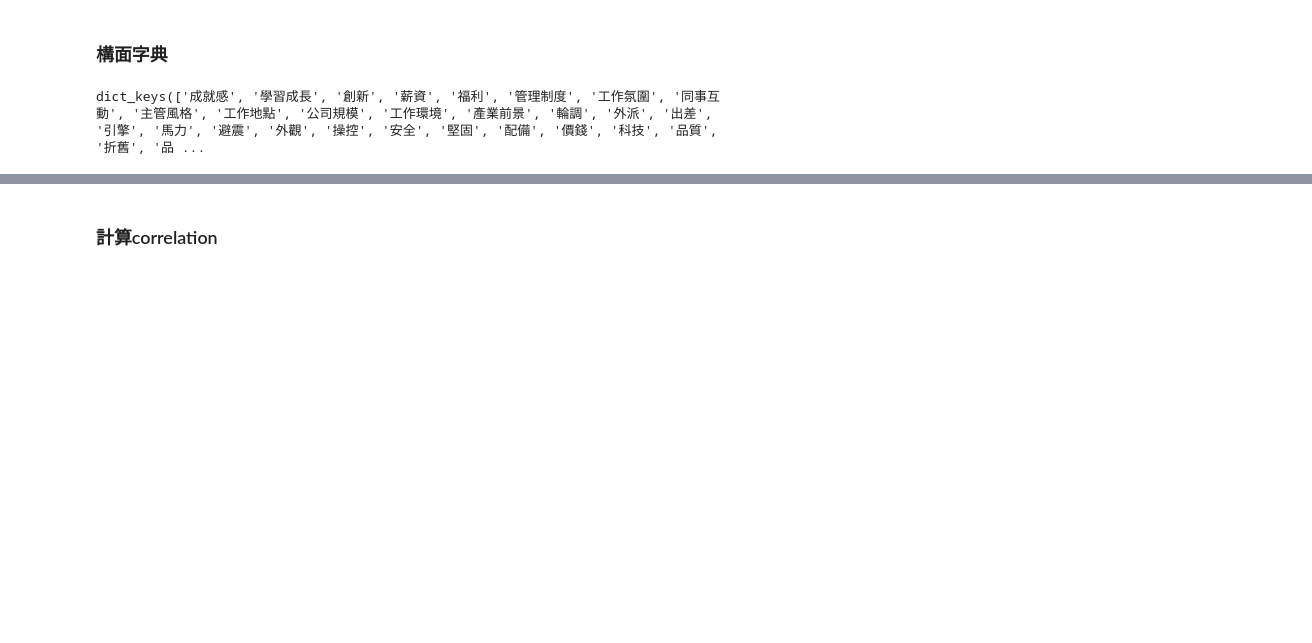
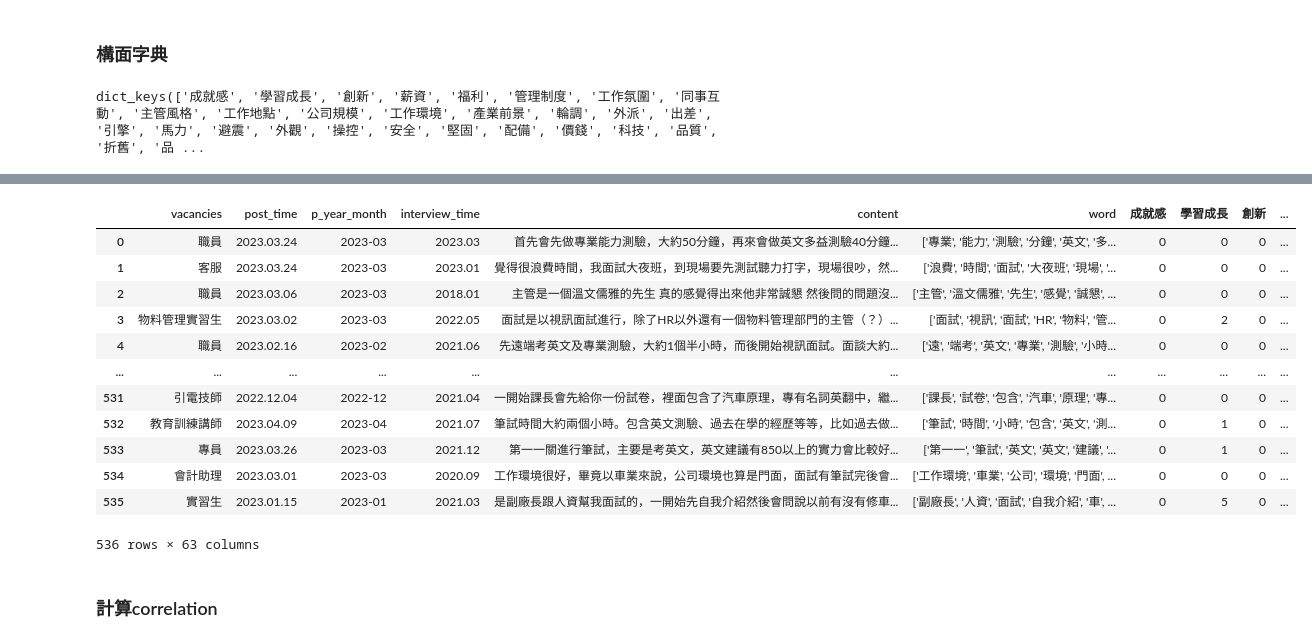
Before and after one commit to zchenchen1999/streamlit_nissan, a Jupyter notebook: data/dtm_interview.ipynb, the cells around one changed output, grey strips where cells are left out. Cells and saved outputs as stored; diff of their text form; code cells hidden in the pictures; blank space fills up the shorter version.

```diff
--- a/data/dtm_interview.ipynb
+++ b/data/dtm_interview.ipynb
@@ -138,0 +138,34 @@ dtm_df.head()
+# %%
+def get_ym(time):
+    l = time.split('.')
+    return l[0]+"-"+l[1]
+# %%
+# # 新增年月日欄位
+# date_format = '%Y.%m.%d'
+# dtm_df['post_time'] = dtm_df['post_time'].apply(lambda x: datetime.strptime(x, date_format))
+# dtm_df['p_year'] = dtm_df['post_time'].apply(lambda x: x.year)
+# dtm_df['p_month'] = dtm_df['post_time'].apply(lambda x: x.month)
+# dtm_df['p_day'] = dtm_df['post_time'].apply(lambda x: x.day)
+dtm_df['p_year_month'] = dtm_df['post_time'].apply(lambda x: get_ym(x))
+dtm_df = dtm_df.reindex(columns=['vacancies', 'post_time', 'p_year_month', 'interview_time', 'content', 'word', '成就感', '學習成長',
+       '創新', '薪資', '福利', '管理制度', '工作氛圍', '同事互動', '主管風格', '工作地點', '公司規模',
+       '工作環境', '產業前景', '輪調', '外派', '出差', '引擎', '馬力', '避震', '外觀', '操控', '安全',
+       '堅固', '配備', '價錢', '科技', '品質', '折舊', '品牌', '空間', '保養', '續航', '尺寸', '車種',
+       '驅動', '變速箱', '電資', '機械', '製造', '車輛工程', '品管', '多元性', '企業社會責任', '企業永續目標',
+       '面試', '徵才', '實習', '工作', '離職', '轉職', '新鮮人', '畢業', '出路', '能力', '招募人員',
+       '正向', '負向'])
+dtm_df
+# %% [output]
+|  | vacancies | post_time | p_year_month | interview_time | content | word | 成就感 | 學習成長 | 創新 | ... |
+| 0 | 職員 | 2023.03.24 | 2023-03 | 2023.03 | 首先會先做專業能力測驗，大約50分鐘，再來會做英文多益測驗40分鐘... | ['專業', '能力', '測驗', '分鐘', '英文', '多... | 0 | 0 | 0 | ... |
+| 1 | 客服 | 2023.03.24 | 2023-03 | 2023.01 | 覺得很浪費時間，我面試大夜班，到現場要先測試聽力打字，現場很吵，然... | ['浪費', '時間', '面試', '大夜班', '現場', '... | 0 | 0 | 0 | ... |
+| 2 | 職員 | 2023.03.06 | 2023-03 | 2018.01 | 主管是一個溫文儒雅的先生 真的感覺得出來他非常誠懇 然後問的問題沒... | ['主管', '溫文儒雅', '先生', '感覺', '誠懇', ... | 0 | 0 | 0 | ... |
+| 3 | 物料管理實習生 | 2023.03.02 | 2023-03 | 2022.05 | 面試是以視訊面試進行，除了HR以外還有一個物料管理部門的主管（？）... | ['面試', '視訊', '面試', 'HR', '物料', '管... | 0 | 2 | 0 | ... |
+| 4 | 職員 | 2023.02.16 | 2023-02 | 2021.06 | 先遠端考英文及專業測驗，大約1個半小時，而後開始視訊面試。面談大約... | ['遠', '端考', '英文', '專業', '測驗', '小時... | 0 | 0 | 0 | ... |
+| ... | ... | ... | ... | ... | ... | ... | ... | ... | ... | ... |
+| 531 | 引電技師 | 2022.12.04 | 2022-12 | 2021.04 | 一開始課長會先給你一份試卷，裡面包含了汽車原理，專有名詞英翻中，繼... | ['課長', '試卷', '包含', '汽車', '原理', '專... | 0 | 0 | 0 | ... |
+| 532 | 教育訓練講師 | 2023.04.09 | 2023-04 | 2021.07 | 筆試時間大約兩個小時。包含英文測驗、過去在學的經歷等等，比如過去做... | ['筆試', '時間', '小時', '包含', '英文', '測... | 0 | 1 | 0 | ... |
+| 533 | 專員 | 2023.03.26 | 2023-03 | 2021.12 | 第一一關進行筆試，主要是考英文，英文建議有850以上的實力會比較好... | ['第一一', '筆試', '英文', '英文', '建議', '... | 0 | 1 | 0 | ... |
+| 534 | 會計助理 | 2023.03.01 | 2023-03 | 2020.09 | 工作環境很好，畢竟以車業來說，公司環境也算是門面，面試有筆試完後會... | ['工作環境', '車業', '公司', '環境', '門面', ... | 0 | 0 | 0 | ... |
+| 535 | 實習生 | 2023.01.15 | 2023-01 | 2021.03 | 是副廠長跟人資幫我面試的，一開始先自我介紹然後會問說以前有沒有修車... | ['副廠長', '人資', '面試', '自我介紹', '車', ... | 0 | 5 | 0 | ... |
+536 rows × 63 columns
```
Also changed, not shown: parts of 16 cells of this notebook, 2 other files.
